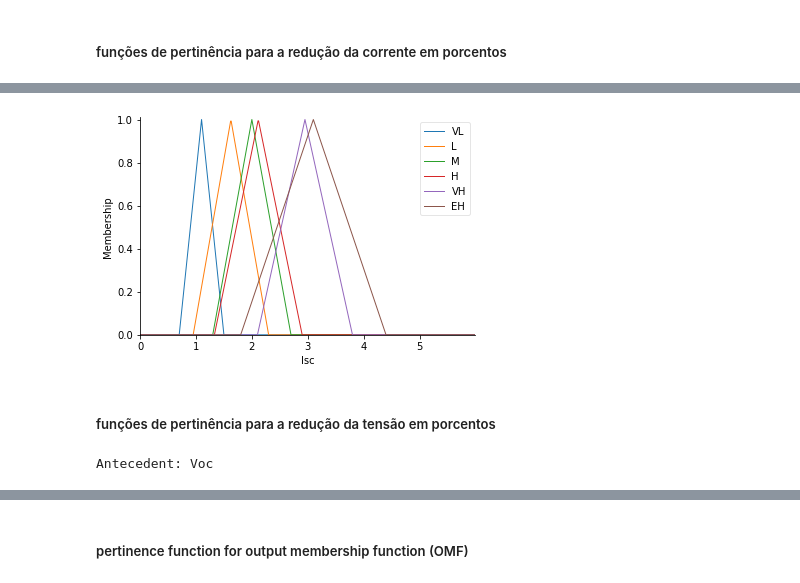
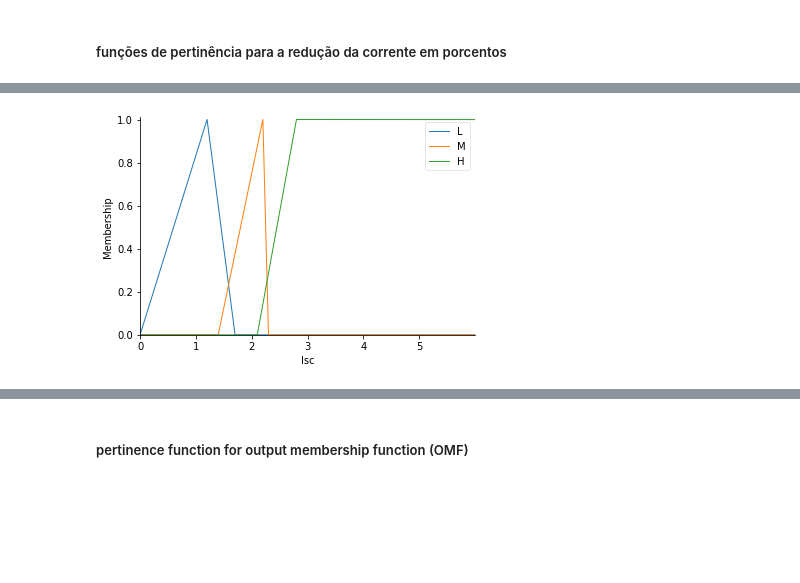
Before and after one commit to ErikJhones/Self-Organizing-Map-SOM-with-KNN, a Jupyter notebook: fuzzy/fuzzy.ipynb, the cells around one changed output, grey strips where cells are left out. Drawn from its saved outputs; the diff is of its cells as text; code cells hidden in the pictures; blank space fills up the shorter version.

```diff
--- a/fuzzy/fuzzy.ipynb
+++ b/fuzzy/fuzzy.ipynb
@@ -70,18 +90,7 @@ Antecedent: Isc
 # %%
-Isc['VL'] = fuzz.trimf(Isc.universe, [0.7, 1.1, 1.5])
-Isc['L'] = fuzz.trimf(Isc.universe, [0.95, 1.625, 2.3])
-Isc['M'] = fuzz.trimf(Isc.universe, [1.3, 2.0, 2.7])
-Isc['H'] = fuzz.trimf(Isc.universe, [1.33, 2.115, 2.9])
-Isc['VH'] = fuzz.trimf(Isc.universe, [2.1 , 2.95, 3.8])
-Isc['EH'] = fuzz.trimf(Isc.universe, [1.8, 3.1, 4.4])
+Isc['L'] = fuzz.trimf(Isc.universe, [0.0, 1.2, 1.7])#[0.0, 1.4, 1.9]
+Isc['M'] = fuzz.trimf(Isc.universe, [1.4, 2.2, 2.3])#[1.4, 2.6, 3.1]
+Isc['H'] = fuzz.trimf(Isc.universe, [2.1 , 2.8, 10000.0])#[2.5 , 3.4, 10000.0]
+Isc.view()
+# %% [output]
+[figure, added]
-# %%
-Isc.view()
-# %% [output]
-[figure, removed]
-# %% [markdown]
-##### funções de pertinência para a redução da tensão em porcentos
-# %%
-Voc = ctrl.Antecedent(np.arange(0, 6, 0.01), 'Voc')
-Voc
-# %% [output]
-Antecedent: Voc
```
Also changed, not shown: parts of 30 cells of this notebook, 3 other files.
